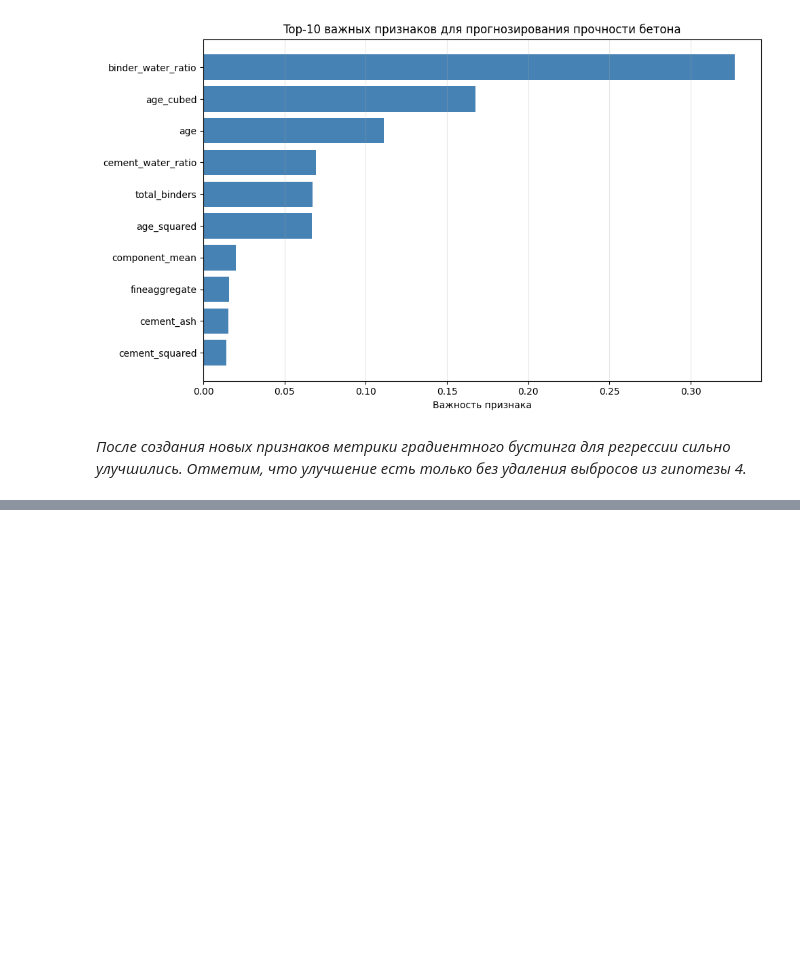
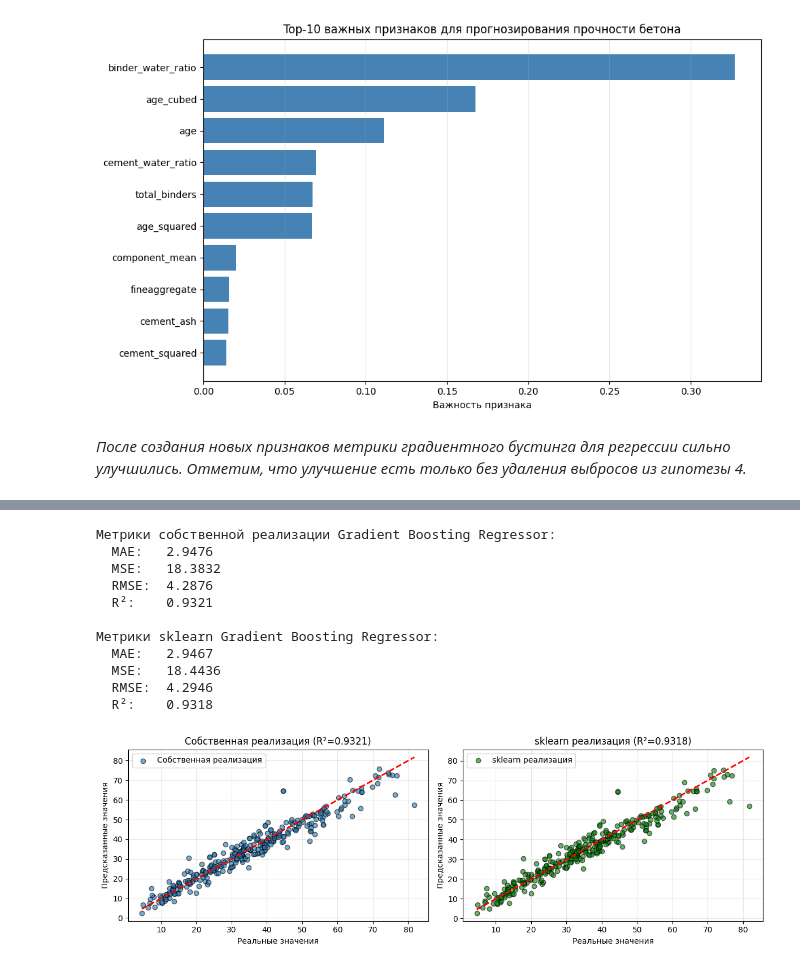
Before and after one commit to khanboglai/frameworks_AI, a Jupyter notebook: lab5.ipynb, the cells around one changed output, grey strips where cells are left out. Saved outputs shown, nothing was run; the diff lists cells and outputs as text; code cells hidden in the pictures; blank space fills up the shorter version.

```diff
--- a/lab5.ipynb
+++ b/lab5.ipynb
@@ -949,0 +1417,79 @@ plt.show()
+# %%
+# обновим гиперпараметры для имплементации
+custom_param_reg = {
+    'n_estimators': best_params_reg['n_estimators'],
+    'learning_rate': best_params_reg['learning_rate'],
+    'max_depth': best_params_reg['max_depth'],
+    'min_samples_split': best_params_reg['min_samples_split'],
+    'min_samples_leaf': best_params_reg['min_samples_leaf']
+}
+
+# обучим имплементацию с новыми гиперпараметрами
+gb_reg_cu = GradientBoostingRegressorCustom(random_state=42, **custom_param_reg)
+gb_reg_cu.fit(X_train_concrete_fe, y_train_concrete_fe)
+y_pred_concrete_fe = gb_reg_cu.predict(X_test_concrete_fe)
+
+# обучим sklearn с новыми гиперпараметрами
+gb_reg_sklearn = GradientBoostingRegressor(random_state=42, **custom_param_reg)
+gb_reg_sklearn.fit(X_train_concrete_fe, y_train_concrete_fe)
+y_pred_concrete_sklearn = gb_reg_sklearn.predict(X_test_concrete_fe)
+
+# вычисление метрик
+mae_cu = mean_absolute_error(y_test_concrete_fe, y_pred_concrete_fe)
+mse_cu = mean_squared_error(y_test_concrete_fe, y_pred_concrete_fe)
+rmse_cu = np.sqrt(mse_cu)
+r2_cu = r2_score(y_test_concrete_fe, y_pred_concrete_fe)
+
+mae_sklearn = mean_absolute_error(y_test_concrete_fe, y_pred_concrete_sklearn)
+mse_sklearn = mean_squared_error(y_test_concrete_fe, y_pred_concrete_sklearn)
+rmse_sklearn = np.sqrt(mse_sklearn)
+r2_sklearn = r2_score(y_test_concrete_fe, y_pred_concrete_sklearn)
+
+print("\nМетрики собственной реализации Gradient Boosting Regressor:")
+print(f"  MAE:   {mae_cu:.4f}")
+print(f"  MSE:   {mse_cu:.4f}")
+print(f"  RMSE:  {rmse_cu:.4f}")
+print(f"  R²:    {r2_cu:.4f}")
+print("\nМетрики sklearn Gradient Boosting Regressor:")
+print(f"  MAE:   {mae_sklearn:.4f}")
+print(f"  MSE:   {mse_sklearn:.4f}")
+print(f"  RMSE:  {rmse_sklearn:.4f}")
+print(f"  R²:    {r2_sklearn:.4f}")
+
+
+
+fig, axes = plt.subplots(1, 2, figsize=(12, 4))
+# собственная реализация
+axes[0].scatter(y_test_concrete_fe, y_pred_concrete_fe, alpha=0.6, edgecolors='k', label='Собственная реализация')
+axes[0].plot([y_test_concrete_fe.min(), y_test_concrete_fe.max()],
+             [y_test_concrete_fe.min(), y_test_concrete_fe.max()], 'r--', lw=2)
+axes[0].set_xlabel('Реальные значения')
+axes[0].set_ylabel('Предсказанные значения')
+axes[0].set_title(f'Собственная реализация (R²={r2_cu:.4f})')
+axes[0].grid(alpha=0.3)
+axes[0].legend()
+
+# sklearn реализация
+axes[1].scatter(y_test_concrete_fe, y_pred_concrete_sklearn, alpha=0.6, edgecolors='k', color='green', label='sklearn реализация')
+axes[1].plot([y_test_concrete_fe.min(), y_test_concrete_fe.max()],
+             [y_test_concrete_fe.min(), y_test_concrete_fe.max()], 'r--', lw=2)
+axes[1].set_xlabel('Реальные значения')
+axes[1].set_ylabel('Предсказанные значения')
+axes[1].set_title(f'sklearn реализация (R²={r2_sklearn:.4f})')
+axes[1].grid(alpha=0.3)
+axes[1].legend()
+plt.tight_layout()
+plt.show()
+# %% [output]
+Метрики собственной реализации Gradient Boosting Regressor:
+  MAE:   2.9476
+  MSE:   18.3832
+  RMSE:  4.2876
+  R²:    0.9321
+
+Метрики sklearn Gradient Boosting Regressor:
+  MAE:   2.9467
+  MSE:   18.4436
+  RMSE:  4.2946
+  R²:    0.9318
+[figure, added]
```
Also changed, not shown: parts of 38 cells of this notebook, 2 other files.
